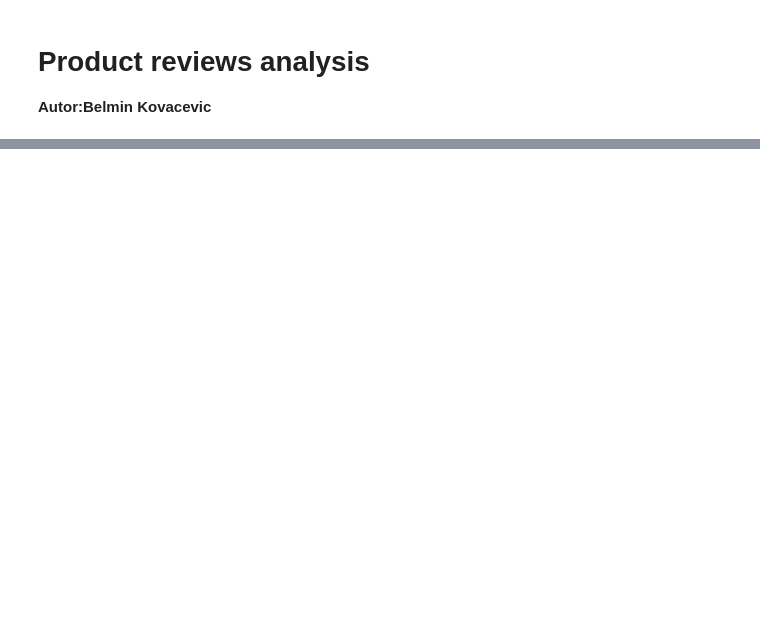
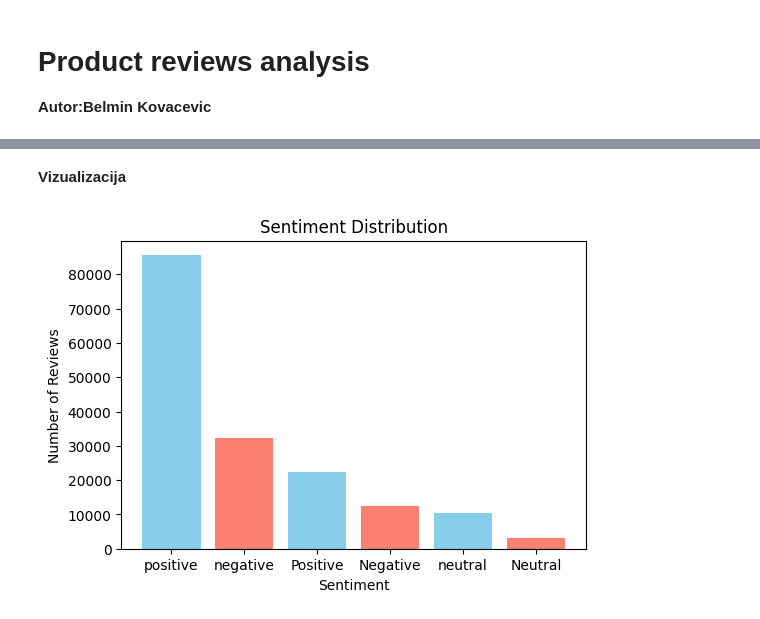
Before and after one commit to belmo95/ml-product-reviews-project, a Jupyter notebook: product_reviews_analysis.ipynb, the cells around one changed output, grey strips where cells are left out. Saved outputs shown, nothing was run; the diff lists cells and outputs as text; code cells hidden in the pictures; blank space fills up the shorter version.

```diff
--- a/product_reviews_analysis.ipynb
+++ b/product_reviews_analysis.ipynb
@@ -33,0 +78,7 @@ First 5 rows:
+# %%
+# Count occurrences of each sentiment label
+sentiment_counts = df['sentiment'].value_counts()
+
+# Print counts
+print("Sentiment distribution (counts):")
+print(sentiment_counts)
@@ -33,0 +95,15 @@ First 5 rows:
+# %% [markdown]
+**Vizualizacija**
+# %%
+# Plot sentiment distribution
+import seaborn as sns
+import matplotlib.pyplot as plt
+
+plt.figure(figsize=(6, 4))
+plt.bar(sentiment_counts.index, sentiment_counts.values, color=['skyblue', 'salmon'])
+plt.title("Sentiment Distribution")
+plt.xlabel("Sentiment")
+plt.ylabel("Number of Reviews")
+plt.show()
+# %% [output]
+[figure, added]
```
Also changed, not shown: parts of 42 cells of this notebook.
